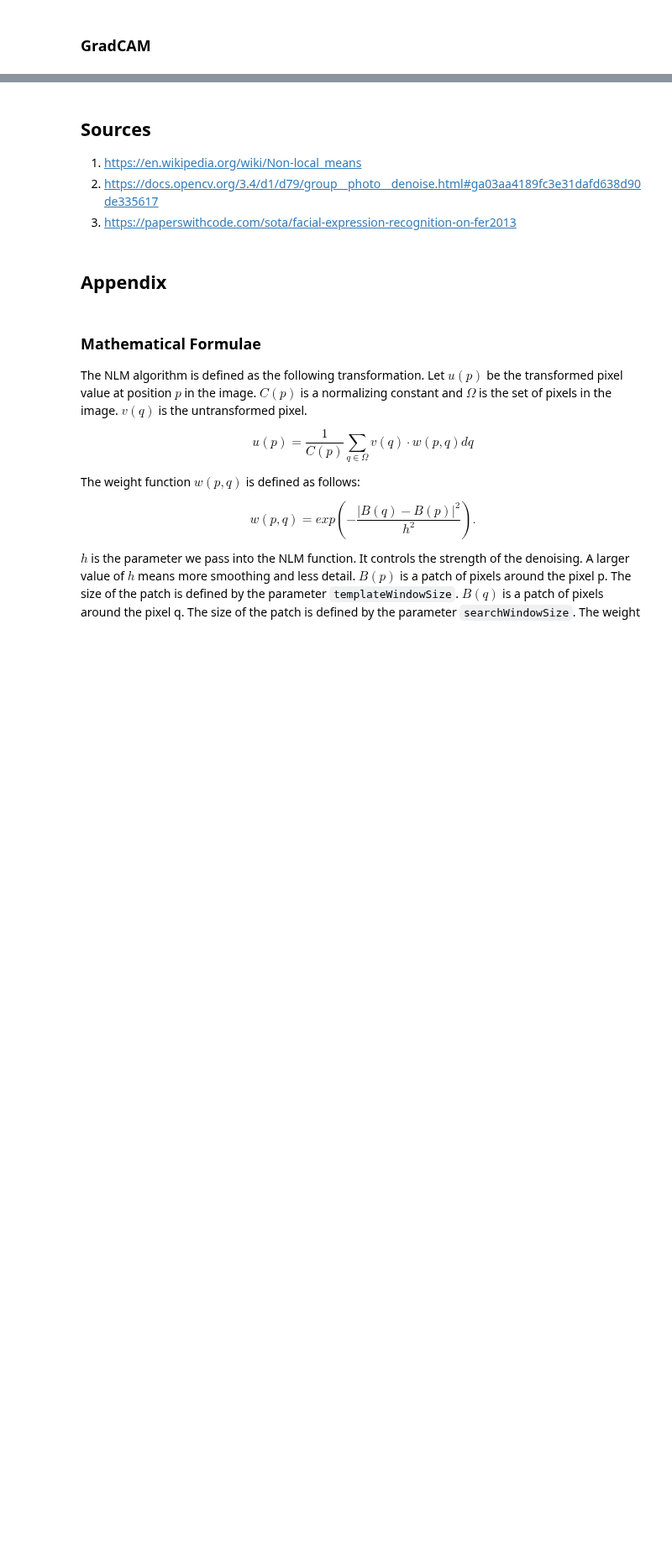
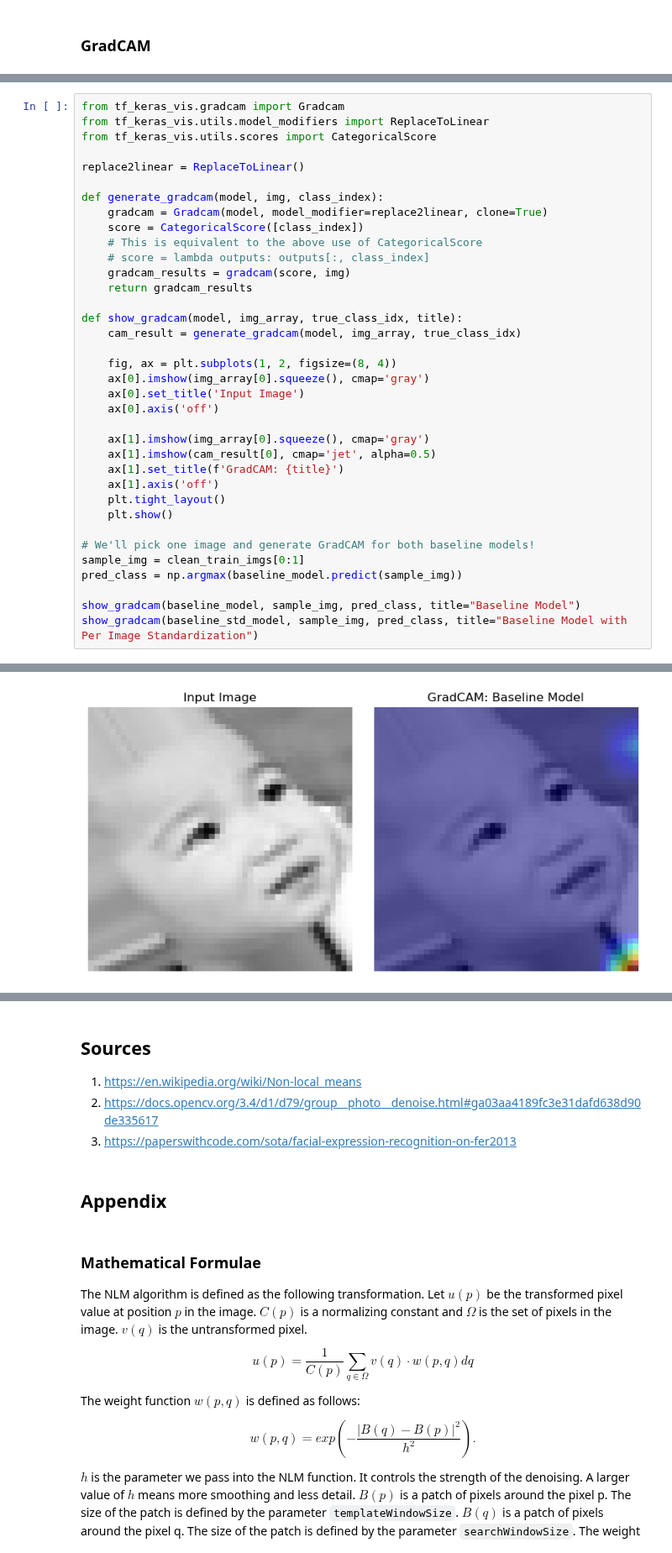
Before and after one commit to kayleeisokay/cs109b-final-project, a Jupyter notebook: MS3.ipynb, the cells around one changed output, grey strips where cells are left out. Shown at 84% size. Drawn from its saved outputs; the diff is of its cells as text; blank space fills up the shorter version.

```diff
--- a/MS3.ipynb
+++ b/MS3.ipynb
@@ -970,0 +1098,37 @@ Note: to unblock yourself, feel free to apply these visualizations on the baseli
+# %%
+from tf_keras_vis.gradcam import Gradcam
+from tf_keras_vis.utils.model_modifiers import ReplaceToLinear
+from tf_keras_vis.utils.scores import CategoricalScore
+
+replace2linear = ReplaceToLinear()
+
+def generate_gradcam(model, img, class_index):
+    gradcam = Gradcam(model, model_modifier=replace2linear, clone=True)
+    score = CategoricalScore([class_index])
+    # This is equivalent to the above use of CategoricalScore
+    # score = lambda outputs: outputs[:, class_index]
+    gradcam_results = gradcam(score, img)
+    return gradcam_results
+
+def show_gradcam(model, img_array, true_class_idx, title):
+    cam_result = generate_gradcam(model, img_array, true_class_idx)
+
+    fig, ax = plt.subplots(1, 2, figsize=(8, 4))
+    ax[0].imshow(img_array[0].squeeze(), cmap='gray')
+    ax[0].set_title('Input Image')
+    ax[0].axis('off')
+
+    ax[1].imshow(img_array[0].squeeze(), cmap='gray')
+    ax[1].imshow(cam_result[0], cmap='jet', alpha=0.5)
+    ax[1].set_title(f'GradCAM: {title}')
+    ax[1].axis('off')
+    plt.tight_layout()
+    plt.show()
+
+# We'll pick one image and generate GradCAM for both baseline models!
+sample_img = clean_train_imgs[0:1]
+pred_class = np.argmax(baseline_model.predict(sample_img))
+
+show_gradcam(baseline_model, sample_img, pred_class, title="Baseline Model")
+show_gradcam(baseline_std_model, sample_img, pred_class, title="Baseline Model with Per Image Standardization")
+# %% [output]
@@ -970,0 +1136 @@ Note: to unblock yourself, feel free to apply these visualizations on the baseli
+[figure, added]
```
Also changed, not shown: parts of 27 cells of this notebook.
